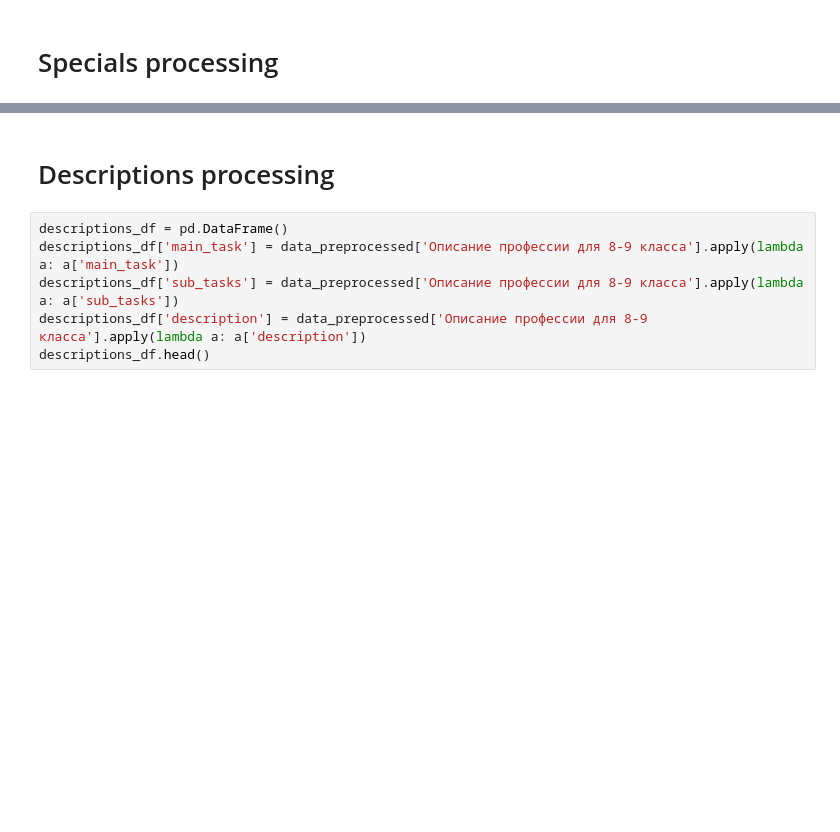
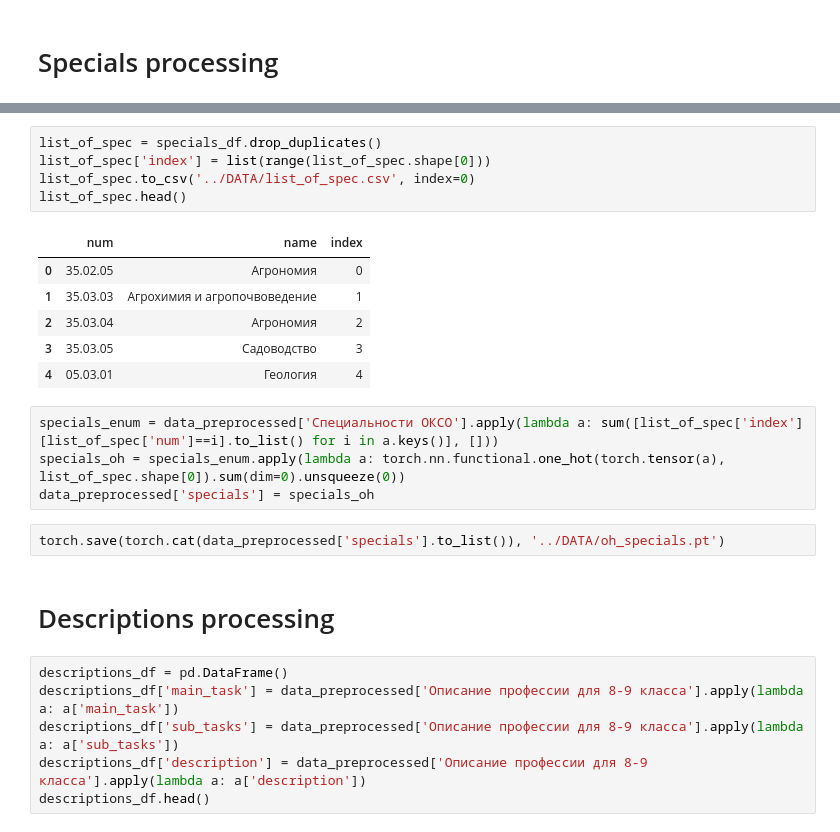
Before and after one commit to AderaTeam/lct-yakut-2023, a Jupyter notebook: apps/algorithms/Analize/preproces_main_data.ipynb, the cells around one changed output, grey strips where cells are left out. Cells and saved outputs as stored; diff of their text form; blank space fills up the shorter version.

```diff
--- a/apps/algorithms/Analize/preproces_main_data.ipynb
+++ b/apps/algorithms/Analize/preproces_main_data.ipynb
@@ -119,3 +130,21 @@ specials_texts.unique().shape, specials_texts.shape
+# %%
+list_of_spec = specials_df.drop_duplicates()
+list_of_spec['index'] = list(range(list_of_spec.shape[0]))
+list_of_spec.to_csv('../DATA/list_of_spec.csv', index=0)
+list_of_spec.head()
+# %% [output]
+|  | num | name | index |
+| 0 | 35.02.05 | Агрономия | 0 |
+| 1 | 35.03.03 | Агрохимия и агропочвоведение | 1 |
+| 2 | 35.03.04 | Агрономия | 2 |
+| 3 | 35.03.05 | Садоводство | 3 |
+| 4 | 05.03.01 | Геология | 4 |
+# %%
+specials_enum = data_preprocessed['Специальности ОКСО'].apply(lambda a: sum([list_of_spec['index'][list_of_spec['num']==i].to_list() for i in a.keys()], []))
+specials_oh = specials_enum.apply(lambda a: torch.nn.functional.one_hot(torch.tensor(a), list_of_spec.shape[0]).sum(dim=0).unsqueeze(0))
+data_preprocessed['specials'] = specials_oh
+# %%
+torch.save(torch.cat(data_preprocessed['specials'].to_list()), '../DATA/oh_specials.pt')
 # %% [markdown]
 # Descriptions processing
 # %%
```
Also changed, not shown: parts of 8 cells of this notebook, 24 other files.
